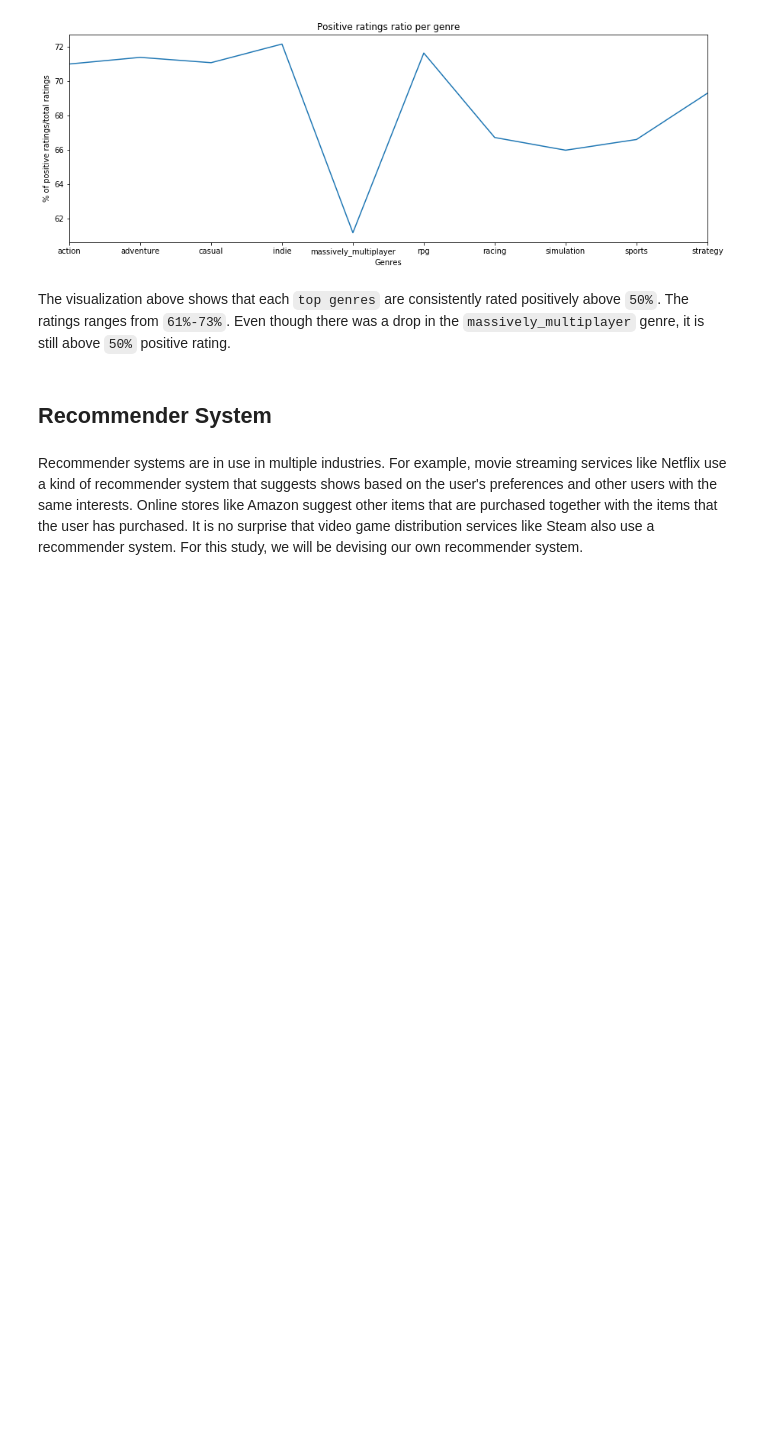
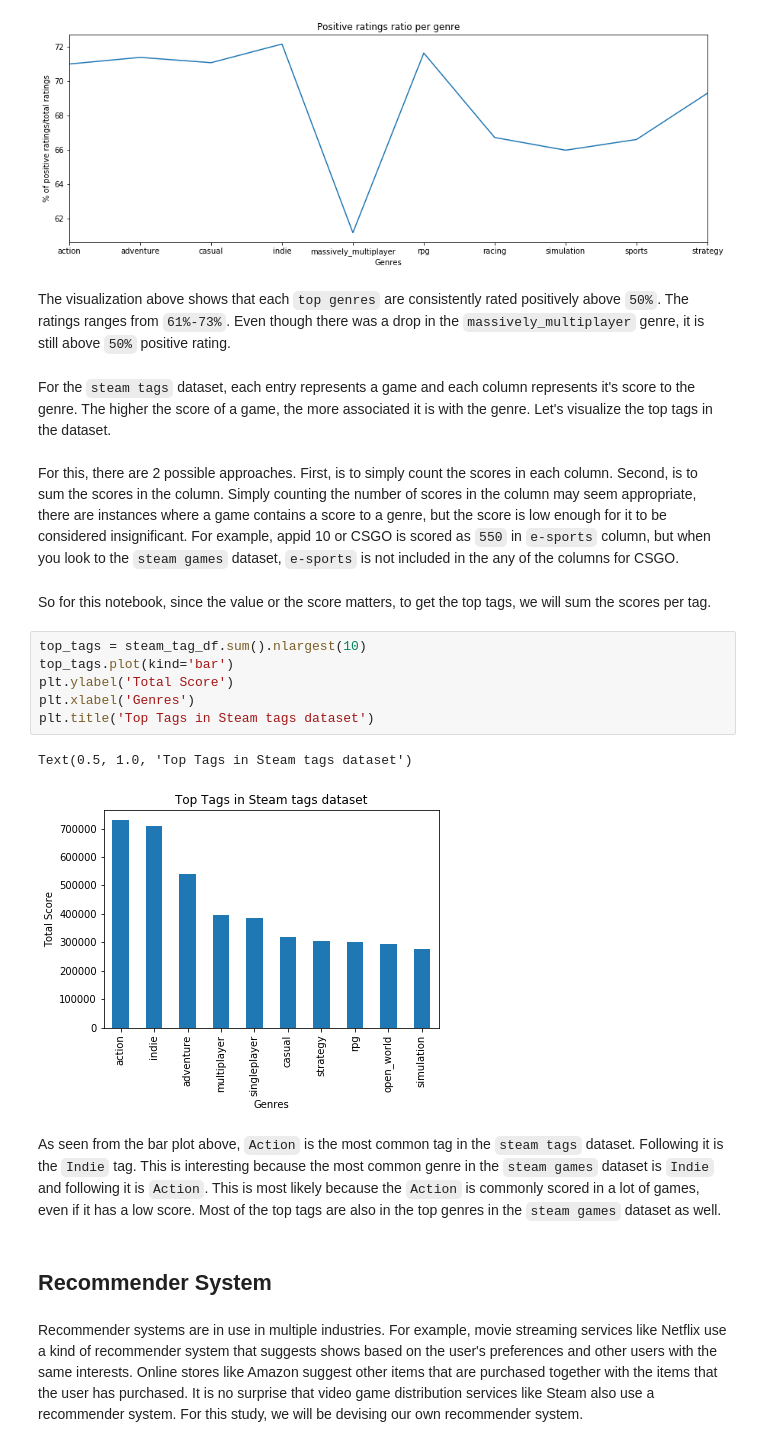
Before and after one commit to ronellroxas/csmodel, a Jupyter notebook: CSMODEL Study.ipynb, the cells around one changed output. Saved outputs shown, nothing was run; the diff lists cells and outputs as text; blank space fills up the shorter version.

```diff
--- a/CSMODEL Study.ipynb
+++ b/CSMODEL Study.ipynb
@@ -452,6 +456,23 @@ Text(0.5, 0, 'Genres')
 [figure]
 # %% [markdown]
 The visualization above shows that each `top genres` are consistently rated positively above `50%`. The ratings ranges from `61%-73%`. Even though there was a drop in the `massively_multiplayer` genre, it is still above `50%` positive rating.
+# %% [markdown]
+For the `steam tags` dataset, each entry represents a game and each column represents it's score to the genre. The higher the score of a game, the more associated it is with the genre. Let's visualize the top tags in the dataset.
+# %% [markdown]
+For this, there are 2 possible approaches. First, is to simply count the scores in each column. Second, is to sum the scores in the column. Simply counting the number of scores in the column may seem appropriate, there are instances where a game contains a score to a genre, but the score is low enough for it to be considered insignificant. For example, appid 10 or CSGO is scored as `550` in `e-sports` column, but when you look to the `steam games` dataset, `e-sports` is not included in the any of the columns for CSGO.
+# %% [markdown]
+So for this notebook, since the value or the score matters, to get the top tags, we will sum the scores per tag.
+# %%
+top_tags = steam_tag_df.sum().nlargest(10)
+top_tags.plot(kind='bar')
+plt.ylabel('Total Score')
+plt.xlabel('Genres')
+plt.title('Top Tags in Steam tags dataset')
+# %% [output]
+Text(0.5, 1.0, 'Top Tags in Steam tags dataset')
+[figure, added]
+# %% [markdown]
+As seen from the bar plot above, `Action` is the most common tag in the `steam tags` dataset. Following it is the `Indie` tag. This is interesting because the most common genre in the `steam games` dataset is `Indie` and following it is `Action`. This is most likely because the `Action` is commonly scored in a lot of games, even if it has a low score. Most of the top tags are also in the top genres in the `steam games` dataset as well.
 # %% [markdown]
 ## Recommender System
 # %% [markdown]
```
Also changed, not shown: parts of 16 cells of this notebook, 1 other file.
